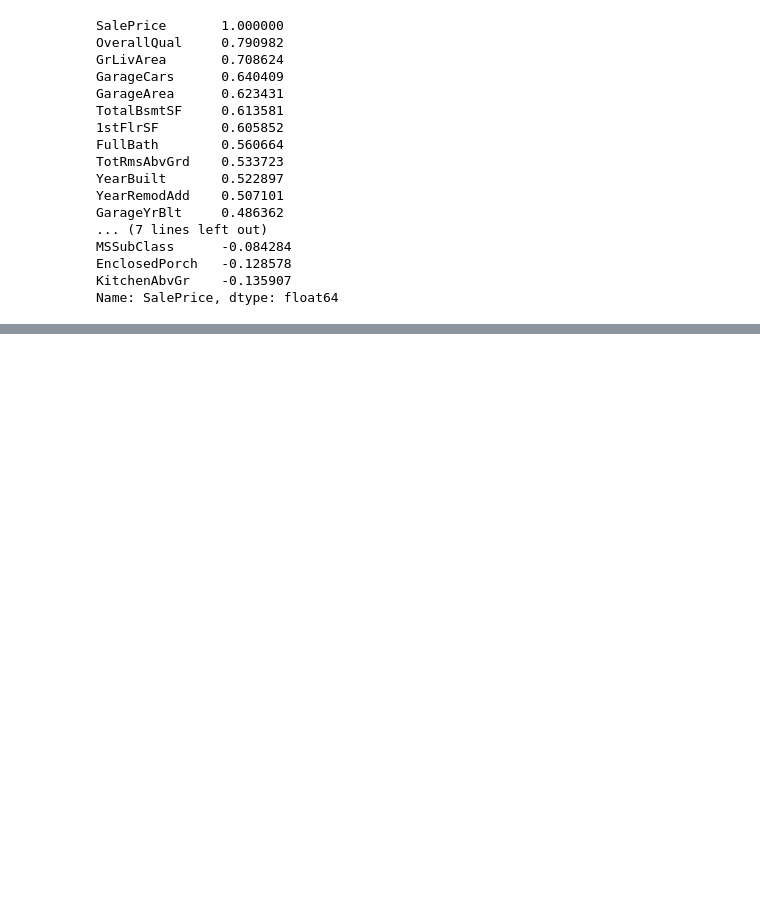
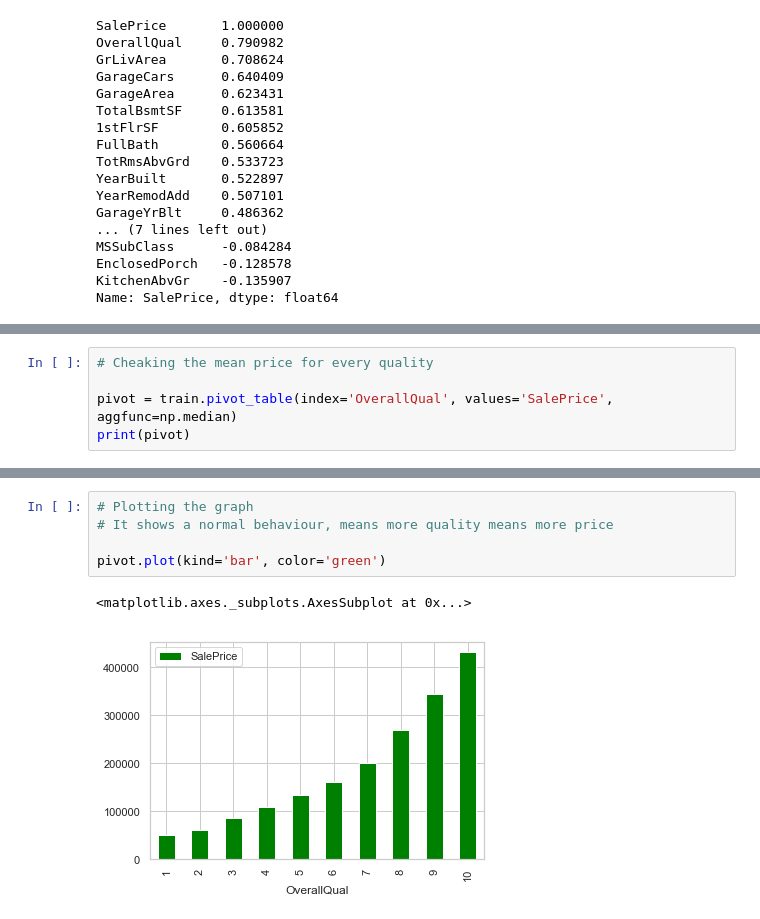
Before and after one commit to barua-anik/kaggle_housing_price_predictor, a Jupyter notebook: House Prices - Advanced Regression Techniques.ipynb, the cells around one changed output, grey strips where cells are left out. Saved outputs shown, nothing was run; the diff lists cells and outputs as text; blank space fills up the shorter version.

Commit message:
house price updated

```diff
--- a/House Prices - Advanced Regression Techniques.ipynb
+++ b/House Prices - Advanced Regression Techniques.ipynb
@@ -247,0 +257,5 @@ Name: SalePrice, dtype: float64
+# %%
+# Cheaking the mean price for every quality
+
+pivot = train.pivot_table(index='OverallQual', values='SalePrice', aggfunc=np.median)
+print(pivot)
@@ -247,0 +275,8 @@ Name: SalePrice, dtype: float64
+# %%
+# Plotting the graph
+# It shows a normal behaviour, means more quality means more price
+
+pivot.plot(kind='bar', color='green')
+# %% [output]
+<matplotlib.axes._subplots.AxesSubplot at 0x...>
+[figure, added]
```
Also changed, not shown: parts of 11 cells of this notebook.
